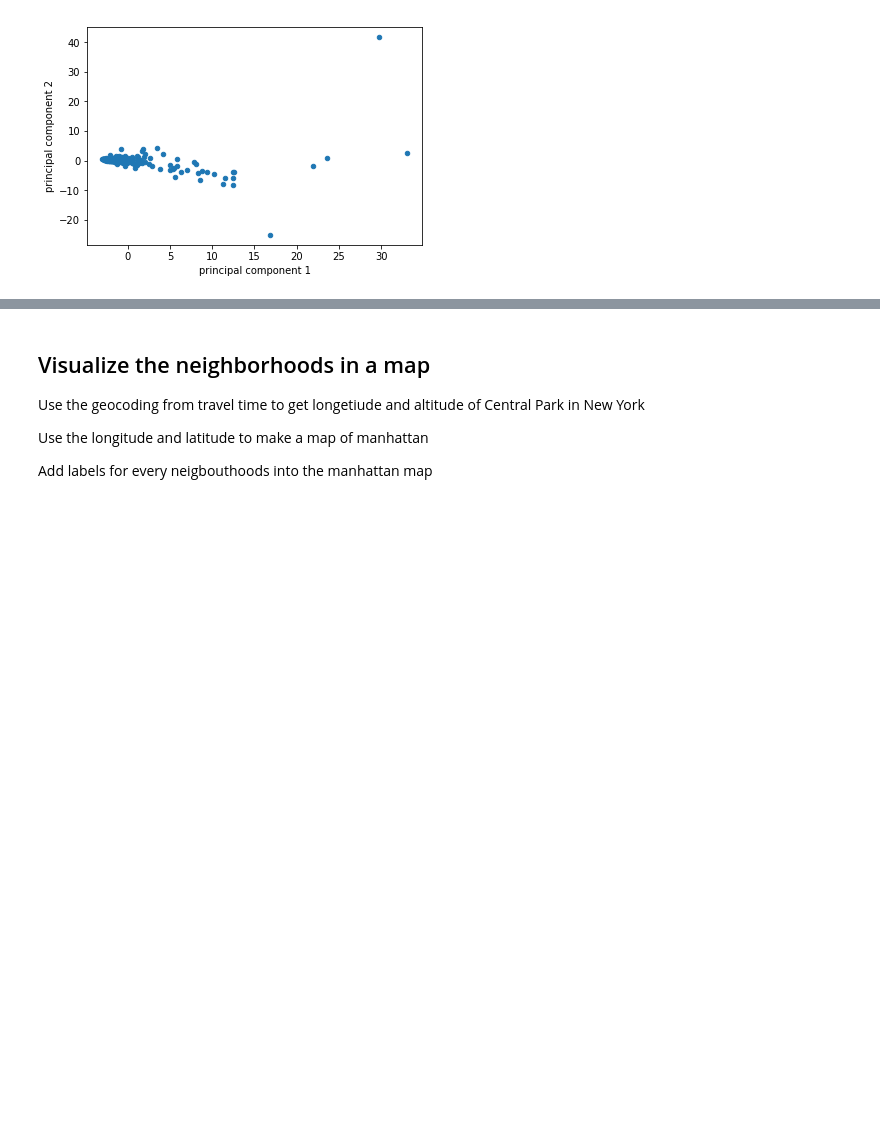
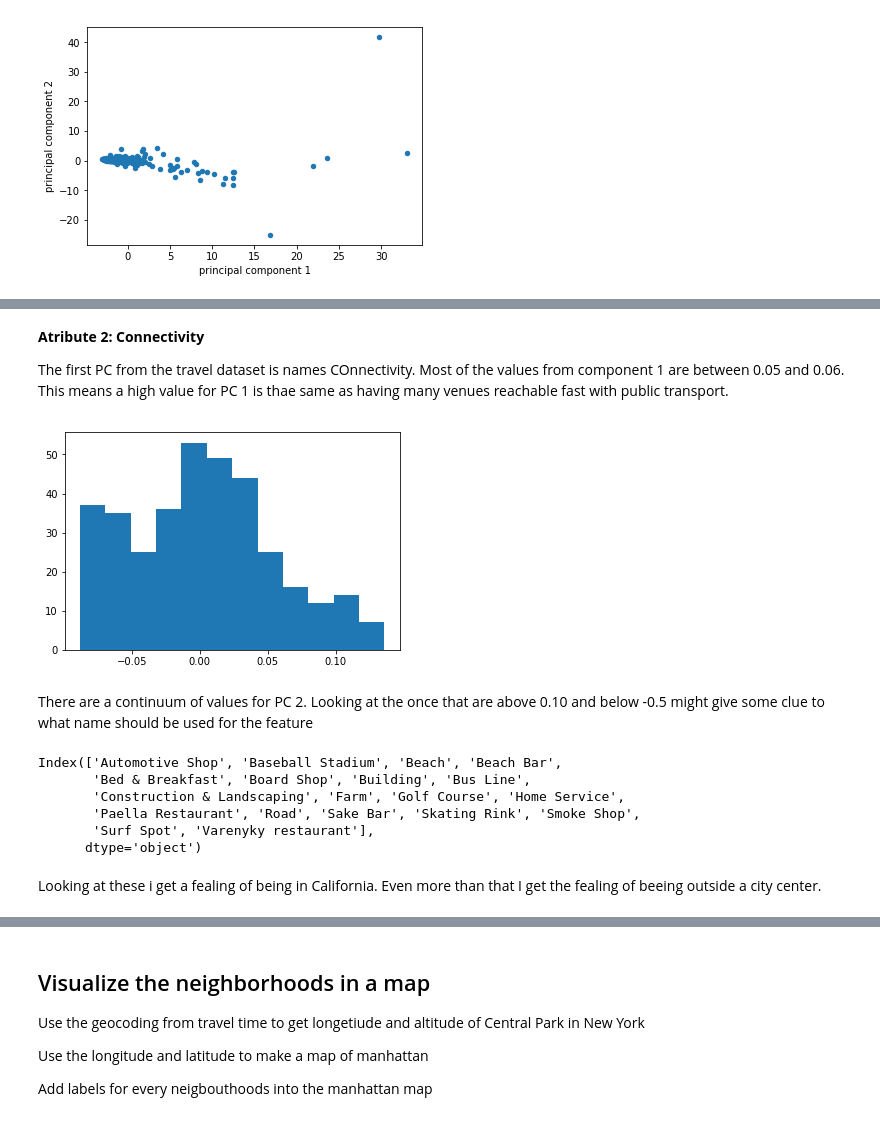
Before and after one commit to haugstve/Coursera_Capstone, a Jupyter notebook: notebooks/09-final-weeks.ipynb, the cells around one changed output, grey strips where cells are left out. Drawn from its saved outputs; the diff is of its cells as text; code cells hidden in the pictures; blank space fills up the shorter version.

```diff
--- a/notebooks/09-final-weeks.ipynb
+++ b/notebooks/09-final-weeks.ipynb
@@ -408,0 +575,22 @@ The two first principal components explain 81.3% % of the variance in the travel
+# %% [markdown]
+**Atribute 2: Connectivity**
+
+The first PC from the travel dataset is names COnnectivity. Most of the values from component 1 are between 0.05 and 0.06. This means a high value for PC 1 is thae same as having many venues reachable fast with public transport.
+# %%
+plt.hist(pca2.components_[1], bins='auto')  # arguments are passed to np.histogram
+plt.show()
+# %% [output]
+[figure, added]
+# %% [markdown]
+There are a continuum of values for PC 2. Looking at the once that are above 0.10 and below -0.5 might give some clue to what name should be used for the feature
+# %%
+travel_venues_clean_df.iloc[:, pca2.components_[1] > 0.10].columns
+# %% [output]
+Index(['Automotive Shop', 'Baseball Stadium', 'Beach', 'Beach Bar',
+       'Bed & Breakfast', 'Board Shop', 'Building', 'Bus Line',
+       'Construction & Landscaping', 'Farm', 'Golf Course', 'Home Service',
+       'Paella Restaurant', 'Road', 'Sake Bar', 'Skating Rink', 'Smoke Shop',
+       'Surf Spot', 'Varenyky restaurant'],
+      dtype='object')
+# %% [markdown]
+Looking at these i get a fealing of being in California. Even more than that I get the fealing of beeing outside a city center.
```
Also changed, not shown: parts of 49 cells of this notebook.
